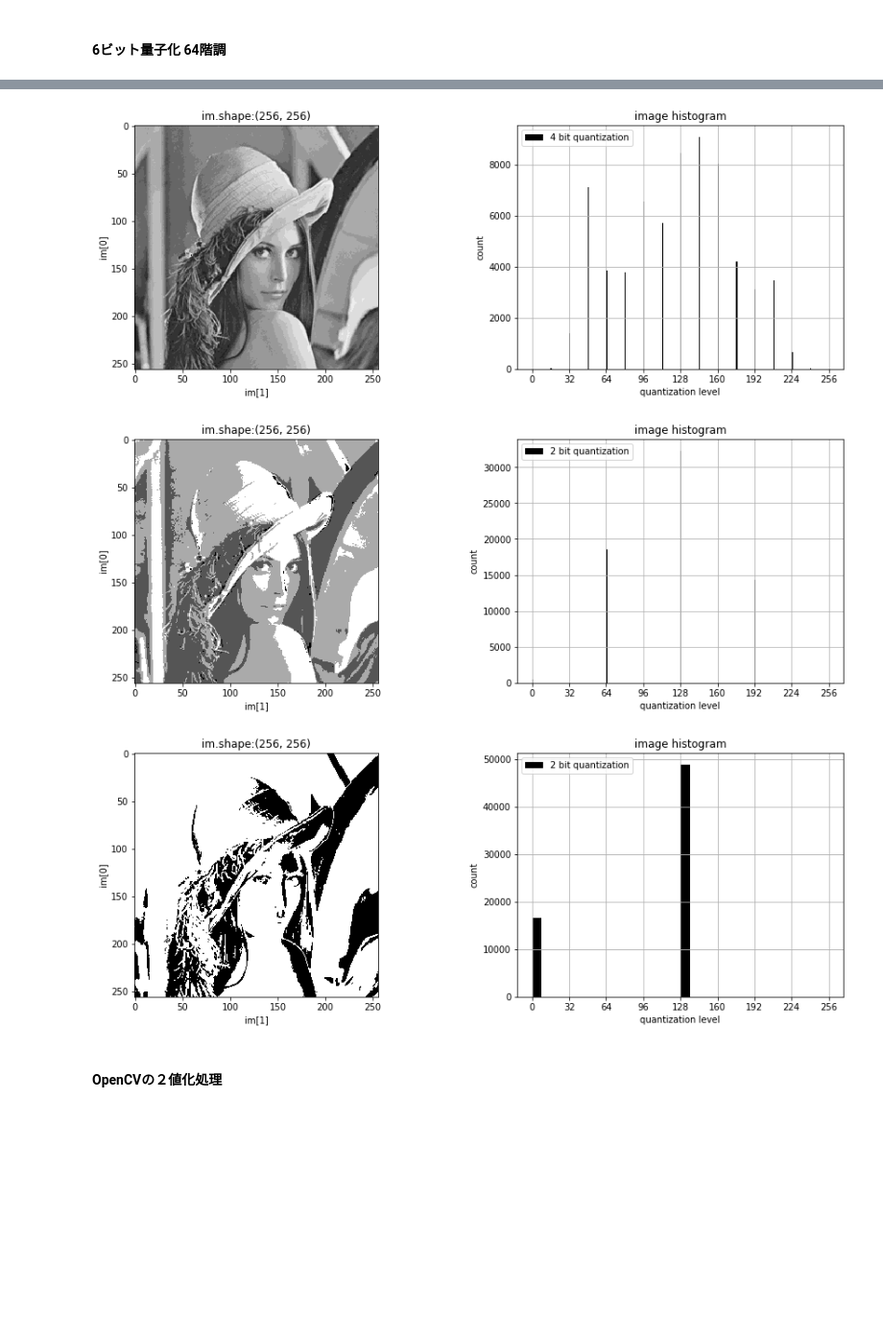
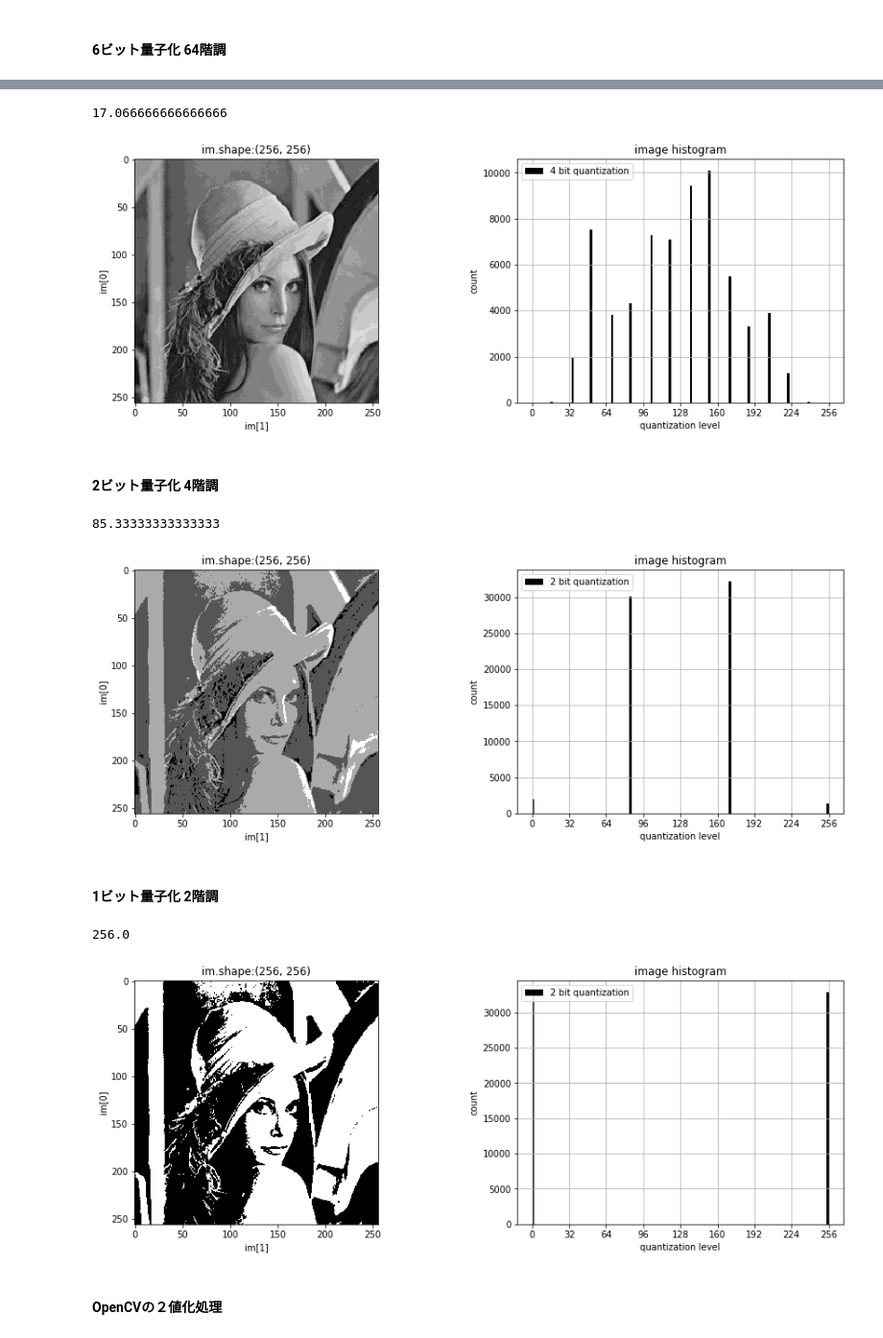
Before and after one commit to pollenjp/__book__Computer-Graphics_CG-ARTS, a Jupyter notebook: python/notebooks/Ch01 CGとディジタルカメラモデル.ipynb, the cells around one changed output, grey strips where cells are left out. Shown at 96% size. Cells and saved outputs as stored; diff of their text form; code cells hidden in the pictures; blank space fills up the shorter version.

Commit message:
Update notebooks/Ch01 - plot at various quantization levels

```diff
--- a/python/notebooks/Ch01 CGとディジタルカメラモデル.ipynb
+++ b/python/notebooks/Ch01 CGとディジタルカメラモデル.ipynb
@@ -157,18 +157,28 @@ def convert_quantization(image, to_bit, from_bit=8):
     |-Returns
     | image_conv | numpy.array
     """
+    import math
+    default_numpy_uint = np.uint8
+    image = image.astype(dtype=default_numpy_uint)
+
     n_step1 = 2**from_bit
     n_step2 = 2**to_bit
 
     assert n_step1 % n_step2 == 0
-    q_interval = int(n_step1 / n_step2)
-    #q_interval = (n_step1 - 1) / (n_step2 - 1)
+    q_interval = np.float(n_step1) / (n_step2 - 1)
+
     # quantization steps
-    #q_steps = []
+    q_steps = []
+    for i in range(n_step2-1):
+        q_steps.append(int(i*q_interval))  # this cause some Rounding Error
+    q_steps.append(int(255))
+    assert len(q_steps) == n_step2
 
-    image2 = np.zeros_like(a=image, dtype=np.uint8)
-    x = int(q_interval/2)
-    for step in range(0, n_step1, q_interval):
-        c = ((step-x) <= image) * (image < (step+x))
-        image2 += c * np.uint8(step)
+    image2 = np.zeros_like(a=image, dtype=default_numpy_uint)
+    x = q_interval / 2
+    prev_step = q_steps[0] - q_interval
+    for step in q_steps:
+        c = (math.floor(prev_step+x) <= image) * (image < math.floor(step+x))
+        image2 += c * default_numpy_uint(step)
+        prev_step = step
     return image2
@@ -223,7 +247,7 @@ ax.set_xlabel(xlabel="im[1]")
 ax.set_ylabel(ylabel="im[0]")
 #======================================
 # image histogram
-bins_range = np.arange(0, 2**8+1, 1)
+bins_range = np.arange(0, 2**8+1, 2)
 xtics_range = np.arange(0, 2**8+1, 32)
 #===================
 idx += 1
@@ -239,7 +263,10 @@ ax.set_xticks(ticks=xtics_range)
 plt.subplots_adjust(wspace=0.3, hspace=0.3)
 plt.show()
 # %% [output]
+17.066666666666666
-[figure, old version]
+[figure, new version]
+# %% [markdown]
+#### 2ビット量子化 4階調
 # %%
 im2 = convert_quantization(image=im, to_bit=2)
 
@@ -256,7 +283,7 @@ ax.set_xlabel(xlabel="im[1]")
 ax.set_ylabel(ylabel="im[0]")
 #======================================
 # image histogram
-bins_range = np.arange(0, 2**8+1, 1)
+bins_range = np.arange(0, 2**8+1, 2)
 xtics_range = np.arange(0, 2**8+1, 32)
 #===================
 idx += 1
@@ -272,41 +299,45 @@ ax.set_xticks(ticks=xtics_range)
 plt.subplots_adjust(wspace=0.3, hspace=0.3)
 plt.show()
 # %% [output]
+85.33333333333333
-[figure, old version]
+[figure, new version]
+# %% [markdown]
+#### 1ビット量子化 2階調
 # %%
 n_bit = 1
 im1 = convert_quantization(image=im, to_bit=n_bit)
 
 _im = im1
 #======================================
 fig = plt.figure(figsize=(15,5))
 nrows, ncols, idx = 1, 2, 0
 #===================
 idx += 1
 ax = fig.add_subplot(nrows, ncols, idx)
 ax.imshow(_im, cmap="gray")
 ax.set_title(label="im.shape:{}".format(_im.shape))
 ax.set_xlabel(xlabel="im[1]")
 ax.set_ylabel(ylabel="im[0]")
 #======================================
 # image histogram
-bins_range = np.arange(0, 2**8+1, 8)
+bins_range = np.arange(0, 2**8+1, 2)
 xtics_range = np.arange(0, 2**8+1, 32)
 #===================
 idx += 1
 ax = fig.add_subplot(nrows, ncols, idx)
 ax.hist(x=_im.flatten(), bins=bins_range, color="black", label="2 bit quantization")
 ax.set_title(label="image histogram")
 ax.set_xlabel(xlabel="quantization level")
 ax.set_ylabel(ylabel="count")
 ax.legend(loc=2)
 ax.grid(b=True)
 ax.set_xticks(ticks=xtics_range)
 #===================
 plt.subplots_adjust(wspace=0.3, hspace=0.3)
 plt.show()
 # %% [output]
+256.0
-[figure, old version]
+[figure, new version]
 # %% [markdown]
 #### OpenCVの２値化処理
 # %%
```
Also changed, not shown: parts of 8 cells of this notebook.
